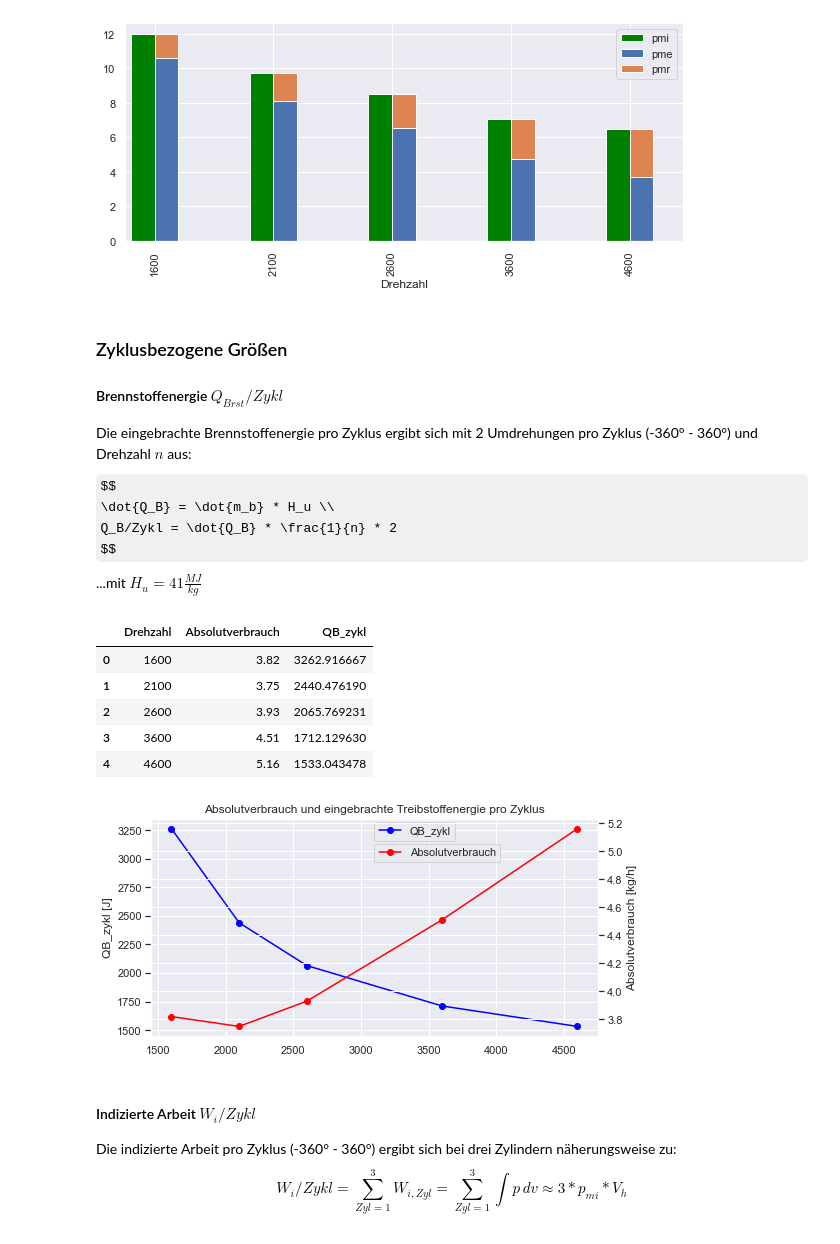
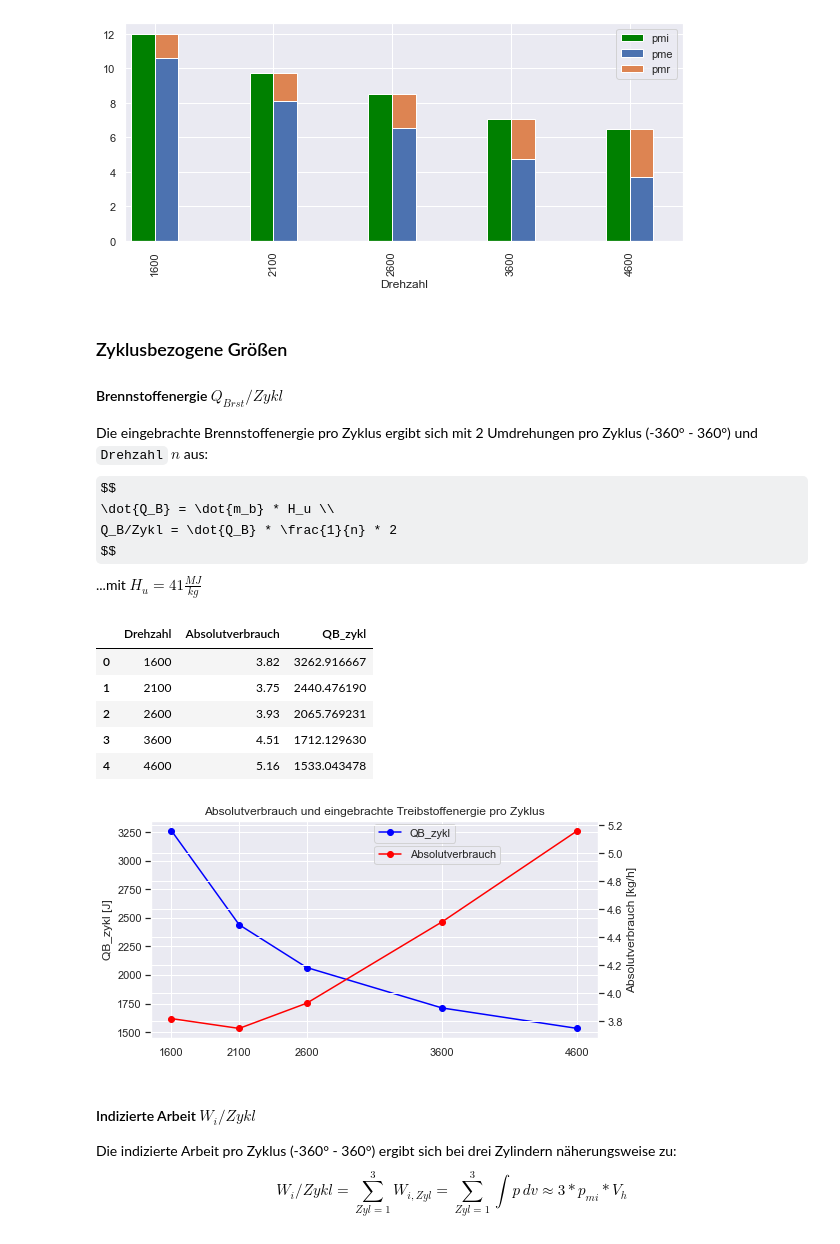
Before and after one commit to marcussteinbacher/kfzlu, a Jupyter notebook: Protokoll.ipynb, the cells around one changed output. Drawn from its saved outputs; the diff is of its cells as text; code cells hidden in the pictures; some formulas as TeX source.

```diff
--- a/Protokoll.ipynb
+++ b/Protokoll.ipynb
@@ -29,6 +29,6 @@ sns.set()
 Zur Auswertung wurden die Daten der fünf Messreihen in eine gemeinsame Tabelle überführt, sodass jede Zeile einem einzelnen Messpunkt mit folgenden features darstellt: <br>
 `Drehzahl` `Kurbelwinkel` `P_ZYL1` `P_ZYL2` `P_ZYL3` `Drehmoment` `Absolutverbrauch` `Angesaugte Luftmasse` `O2 roh` `CO roh` `CO2 roh` `NOx roh` `HC3 roh` `Lambda` `Temp Kühlm.E` `Temp Kühlm.A` `Temp Oel` `Temp Ansaugl. nach Verd.` `Temp Ansaugluft Saugrohr` `Temp Abgas vor Turbine` `P Saugrohr` `P Abg. vor Turb.` `ZZP` `Cycle` `Volumen` `P_ZYLm`.
 # %%
-df = pd.read_csv("cyl_raw.csv",delimiter=";")
+df = pd.read_csv("cyl_raw.csv")
 df.head()
 # %% [output]
@@ -465,7 +478,7 @@ df_pm
 # %% [markdown]
 ### Zyklusbezogene Größen
 #### Brennstoffenergie $Q_{Brst}/Zykl$
-Die eingebrachte Brennstoffenergie pro Zyklus ergibt sich mit 2 Umdrehungen pro Zyklus (-360° - 360°) und Drehzahl $n$ aus:
+Die eingebrachte Brennstoffenergie pro Zyklus ergibt sich mit 2 Umdrehungen pro Zyklus (-360° - 360°) und `Drehzahl` $n$ aus:
 $$
 \dot{Q_B} = \dot{m_b} * H_u \\
 Q_B/Zykl = \dot{Q_B} * \frac{1}{n} * 2
@@ -477,34 +490,35 @@ def QB_zykl(rpm,Hu=41):
     params:
         rpm: 1/min
         Hu [MJ/kg]
     returns:
         QB/Zykl [J]
     '''
     dm = df[df["Drehzahl"]==rpm]["Absolutverbrauch"].unique()[0] #kg/h
     return dm/60 * 10**6 * Hu * 1/rpm * 2 #kg/min * J/kg * min/1
 
 df_zykl = pd.DataFrame({"Drehzahl":RPMs,"Absolutverbrauch":df["Absolutverbrauch"].unique(),"QB_zykl":[QB_zykl(rpm) for rpm in RPMs]})
 display(df_zykl)
 
 fig, ax1 = plt.subplots(figsize=(8,4))
 ax1.plot(df_zykl["Drehzahl"],df_zykl["QB_zykl"],"-o",label="QB_zykl",color="blue")
 ax1.legend(loc=(0.5,0.9))
+ax1.set_xticks(RPMs)
 ax2 = ax1.twinx()
 ax2.plot(df_zykl["Drehzahl"],df_zykl["Absolutverbrauch"],"-o",label="Absolutverbrauch",color="red")
 ax2.legend(loc=(0.5,0.8))
 plt.title("Absolutverbrauch und eingebrachte Treibstoffenergie pro Zyklus")
 ax1.set_ylabel("QB_zykl [J]")
 ax2.set_ylabel("Absolutverbrauch [kg/h]")
 
 plt.show()
 # %% [output]
 |  | Drehzahl | Absolutverbrauch | QB_zykl |
 | 0 | 1600 | 3.82 | 3262.916667 |
 | 1 | 2100 | 3.75 | 2440.476190 |
 | 2 | 2600 | 3.93 | 2065.769231 |
 | 3 | 3600 | 4.51 | 1712.129630 |
 | 4 | 4600 | 5.16 | 1533.043478 |
-[figure, old version]
+[figure, new version]
 # %% [markdown]
 #### Indizierte Arbeit $W_i/Zykl$
 Die indizierte Arbeit pro Zyklus (-360° - 360°) ergibt sich bei drei Zylindern näherungsweise zu:
```
Also changed, not shown: parts of 32 cells of this notebook, 1 other file.
